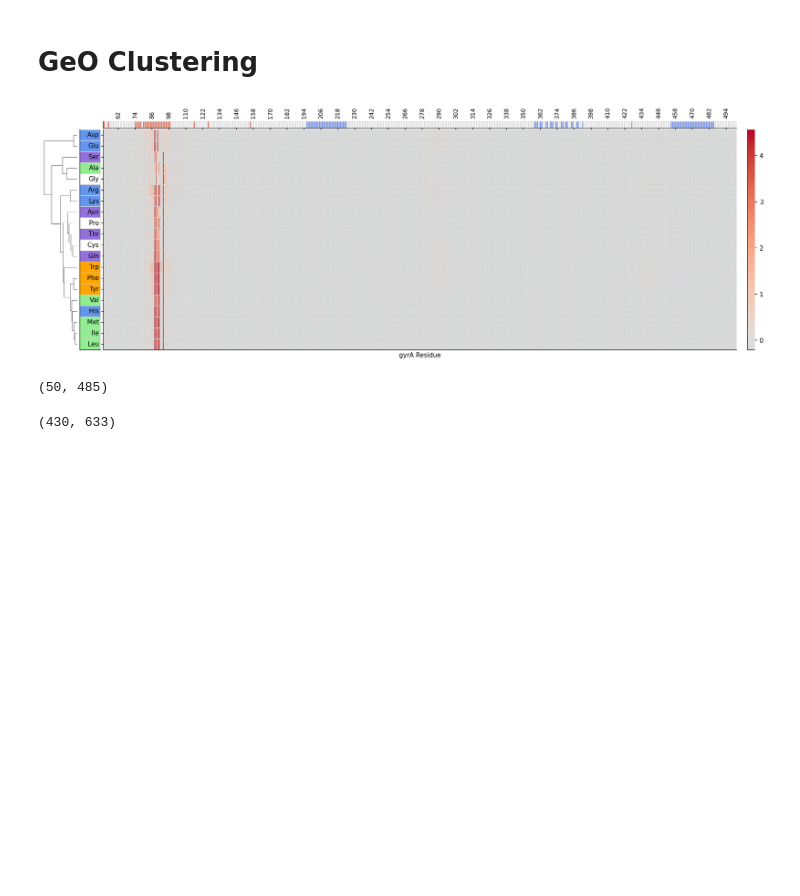
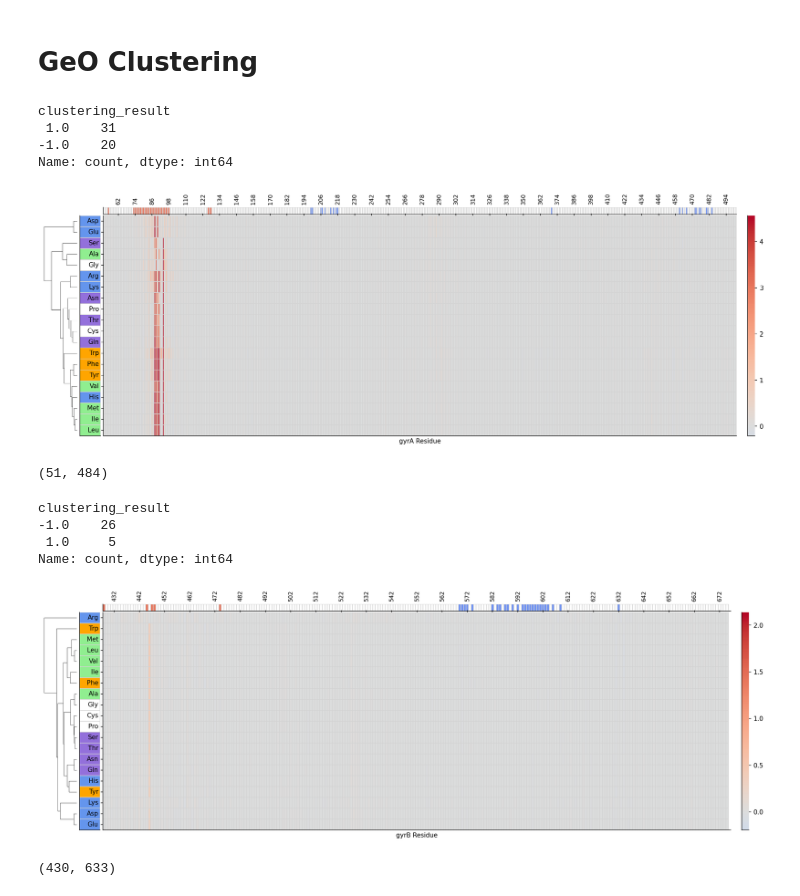
Before and after one commit to sanju99/MtbQuantCNN, a Jupyter notebook: analysis/insilico_analysis.ipynb, the cells around one changed output. Cells and saved outputs as stored; diff of their text form; code cells hidden in the pictures; blank space fills up the shorter version.

Commit message:
update SSM heatmaps

```diff
--- a/analysis/insilico_analysis.ipynb
+++ b/analysis/insilico_analysis.ipynb
@@ -2068,9 +2004,9 @@ def plot_saturation_mutagenesis_heatmap(missense_pred_matrix, gene, x_min=None,
 
     return pred_summary
 # %%
-model_path = 'ETO_lineage_amino_acid'
-gene = 'ethA'
+# model_path = 'ETO_lineage_amino_acid'
+# gene = 'ethA'
 
-_, ETO_missense_pred_matrix = get_missense_pred_matrix(model_path, gene)
+# _, ETO_missense_pred_matrix = get_missense_pred_matrix(model_path, gene)
 
-_ = plot_saturation_mutagenesis_heatmap(ETO_missense_pred_matrix, gene, x_min=None, x_max=None, col_colors=None)#, saveName="results/Ethionamide/ethA_SSM_heatmap.svg")
+# _ = plot_saturation_mutagenesis_heatmap(ETO_missense_pred_matrix, gene, x_min=None, x_max=None, col_colors=None)#, saveName="results/Ethionamide/ethA_SSM_heatmap.svg")
@@ -2171,7 +2105,8 @@ def plot_saturation_heatmap_with_GeO_colors(model_path, gene, pval_thresh=0.05,
         color_dict[0] = "#ab83a7" # mixing of the red and blue colors
 
     # also subset to include only residues with an average predicted log2(FC) in the same direction
-    GeO_scores.loc[(GeO_scores['BH_pval'] <= pval_thresh) & (GeO_scores['G_score'] > 0) & (GeO_scores['average'] > 0), 'clustering_result'] = 1
+    # GeO_scores.loc[(GeO_scores['BH_pval'] <= pval_thresh) & (GeO_scores['G_score'] > 0) & (GeO_scores['average'] > 0), 'clustering_result'] = 1
+    GeO_scores.loc[(GeO_scores['BH_pval'] <= pval_thresh) & (GeO_scores['G_score'] > 0), 'clustering_result'] = 1
     GeO_scores.loc[(GeO_scores['BH_pval'] <= pval_thresh) & (GeO_scores['G_score'] < 0) & (GeO_scores['average'] < 0), 'clustering_result'] = -1
     print(GeO_scores.clustering_result.value_counts())
 
@@ -2202,17 +2137,27 @@ gene = 'gyrA'
 # only the important sites
 gyrA_GeO_scores, gyrA_missense, gyrA_summary = plot_saturation_heatmap_with_GeO_colors(model_path, gene, x_min=50, x_max=500)
 # %% [output]
+clustering_result
+ 1.0    31
+-1.0    20
+Name: count, dtype: int64
-[figure, old version]
+[figure, new version]
 # %%
 gyrA_GeO_scores.dropna(subset='clustering_result').codon.min(), gyrA_GeO_scores.dropna(subset='clustering_result').codon.max()
 # %% [output]
-(50, 485)
+(51, 484)
 # %%
-# model_path = 'MXF_lineage_amino_acid'
-# gene = 'gyrB'
+model_path = 'MXF_lineage_amino_acid'
+gene = 'gyrB'
 
-# # the gyrB structure used for clustering only has 426-675
-# gyrB_GeO_scores, gyrB_missense, gyrB_summary = plot_saturation_heatmap_with_GeO_colors(model_path, gene, x_min=426)
+# the gyrB structure used for clustering only has 426-675
+gyrB_GeO_scores, gyrB_missense, gyrB_summary = plot_saturation_heatmap_with_GeO_colors(model_path, gene, x_min=426)
+# %% [output]
+clustering_result
+-1.0    26
+ 1.0     5
+Name: count, dtype: int64
+[figure, added]
 # %%
 gyrB_GeO_scores.dropna(subset='clustering_result').codon.min(), gyrB_GeO_scores.dropna(subset='clustering_result').codon.max()
 # %% [output]
```
Also changed, not shown: parts of 12 cells of this notebook, 22 other files.
